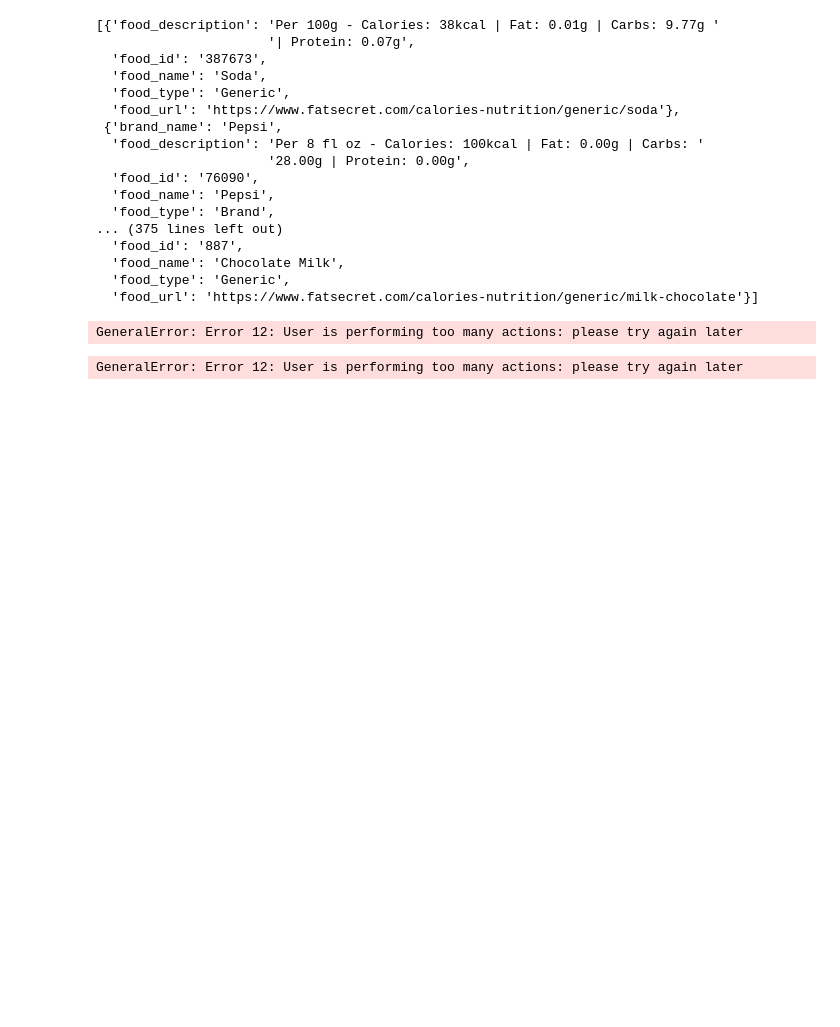
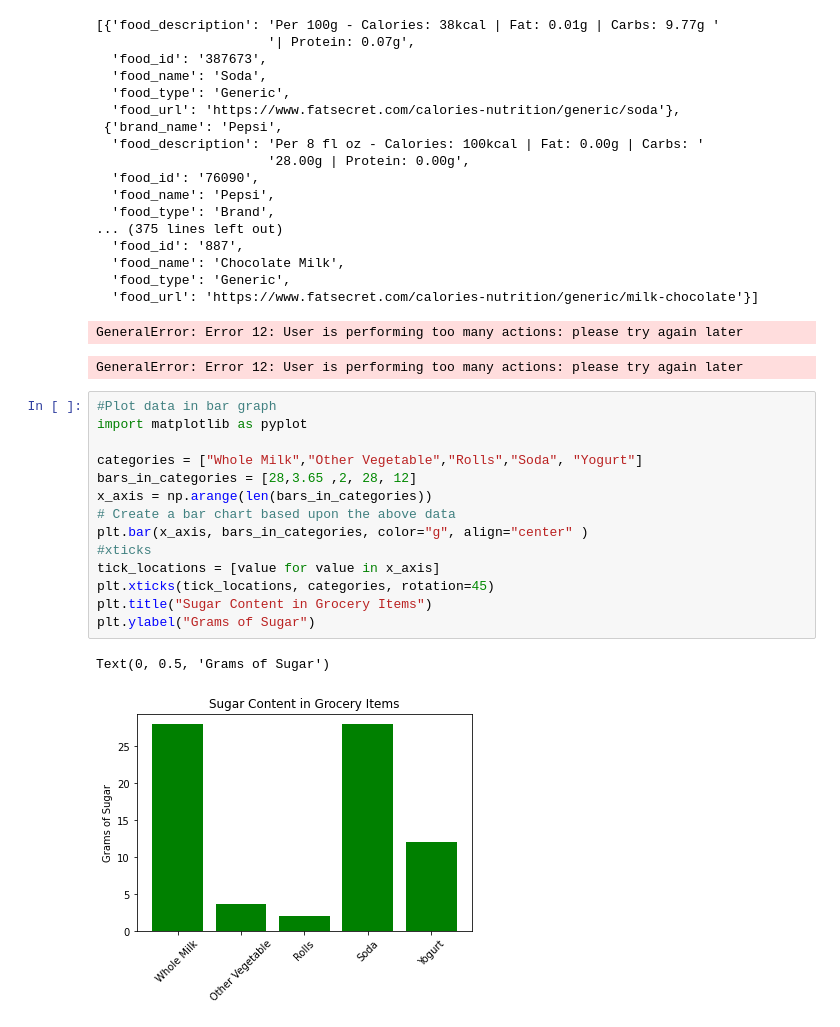
Before and after one commit to cbeachey/project1_influencers, a Jupyter notebook: Sugar Intake - Final Notebook.ipynb, the cells around one changed output. Drawn from its saved outputs; the diff is of its cells as text; blank space fills up the shorter version.

```diff
--- a/Sugar Intake - Final Notebook.ipynb
+++ b/Sugar Intake - Final Notebook.ipynb
@@ -55,3 +55,20 @@ slope = 0.14, intercept = 5.93, r-value = 0.65, p-value = 0.0, standard error =
   'food_url': 'https://www.fatsecret.com/calories-nutrition/generic/milk-chocolate'}]
 GeneralError: Error 12: User is performing too many actions: please try again later
 GeneralError: Error 12: User is performing too many actions: please try again later
+# %%
+#Plot data in bar graph
+import matplotlib as pyplot
+
+categories = ["Whole Milk","Other Vegetable","Rolls","Soda", "Yogurt"]
+bars_in_categories = [28,3.65 ,2, 28, 12]
+x_axis = np.arange(len(bars_in_categories))
+# Create a bar chart based upon the above data
+plt.bar(x_axis, bars_in_categories, color="g", align="center" )
+#xticks
+tick_locations = [value for value in x_axis]
+plt.xticks(tick_locations, categories, rotation=45)
+plt.title("Sugar Content in Grocery Items")
+plt.ylabel("Grams of Sugar")
+# %% [output]
+Text(0, 0.5, 'Grams of Sugar')
+[figure, added]
```
Also changed, not shown: 2 other files.
